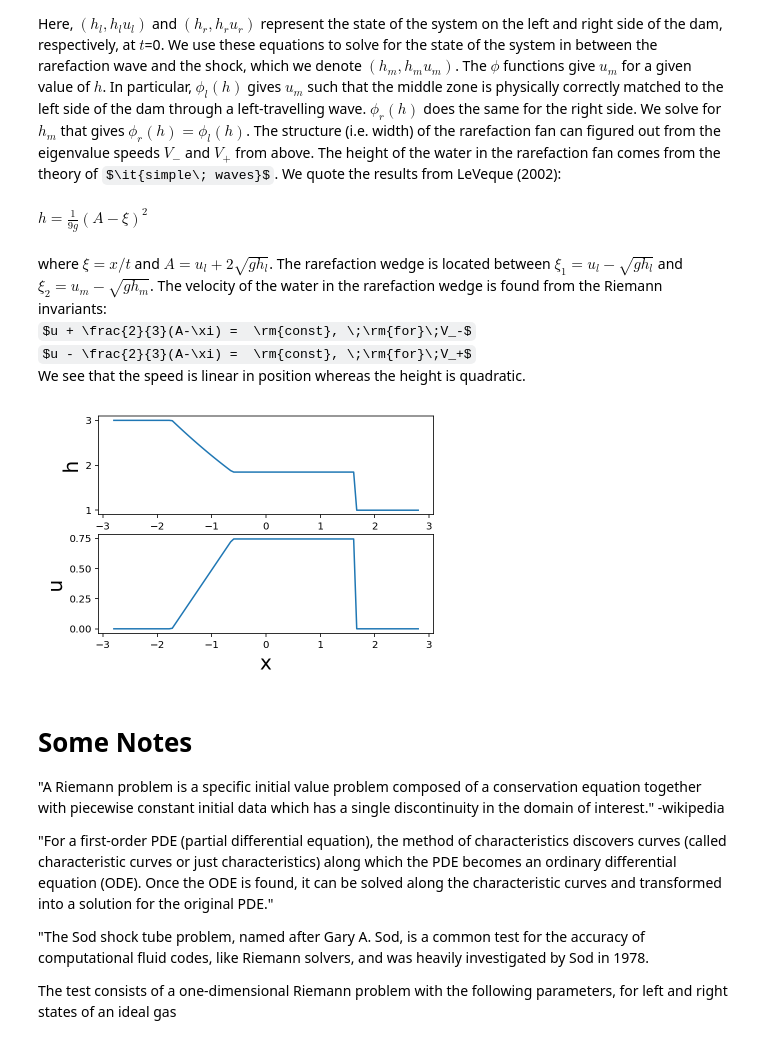
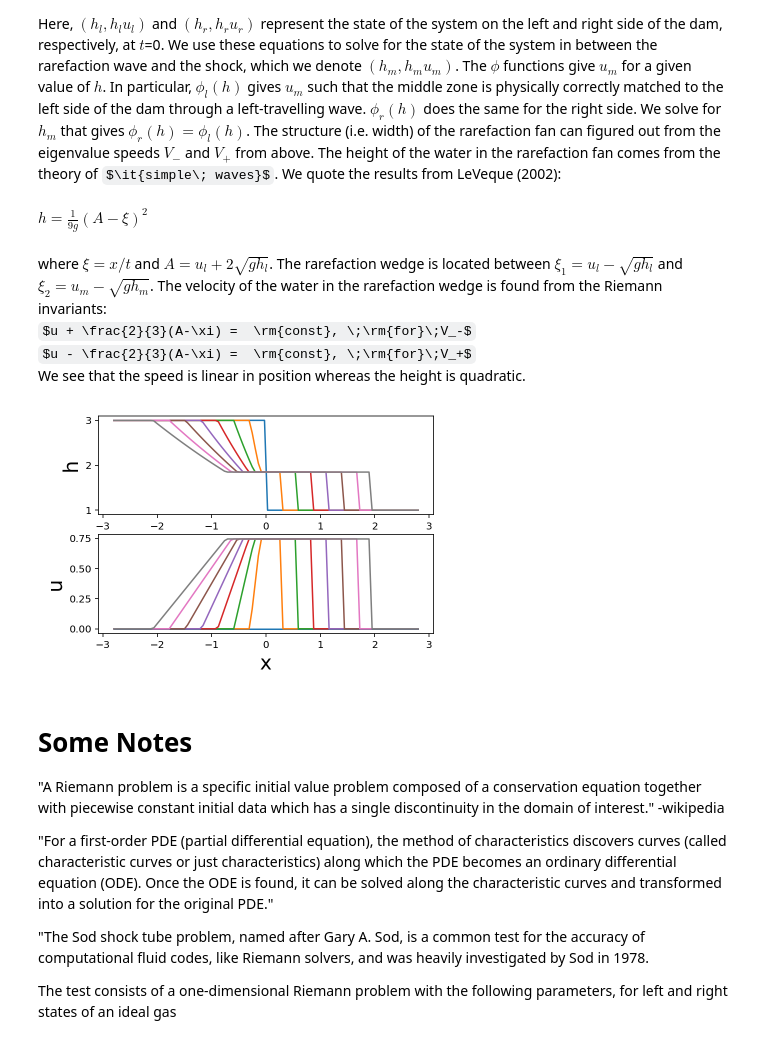
Before and after one commit to blacy/BriannaErinSeminar, a Jupyter notebook: seminar_final.ipynb, the cells around one changed output. Drawn from its saved outputs; the diff is of its cells as text; code cells hidden in the pictures; some formulas as TeX source.

Commit message:
made plot

```diff
--- a/seminar_final.ipynb
+++ b/seminar_final.ipynb
@@ -339,21 +339,21 @@ def dambreak(x, t, h_r, u_r, h_l, u_l, g):
 
 
     return h, u
-
-
-
-x = np.linspace(-2.8,2.8,100)
-h, u = dambreak(x, 1, 1, 0, 3, 0, 1)
-plt.subplot(211)
-plt.plot(x, h)
-plt.gca().set_ylabel('h', fontsize=20)
-plt.subplot(212)
-plt.plot(x, u)
-plt.gca().set_ylabel('u', fontsize=20)
-plt.gca().set_xlabel('x', fontsize=20)
-plt.show()
-# %% [output]
-[figure, removed]
+# %%
+x = np.linspace(-2.8,2.8,100)
+ax1 = plt.subplot(211)
+ax2 = plt.subplot(212)
+
+for t in np.linspace(0,1.2,8):
+    h, u = dambreak(x, t, 1, 0, 3, 0, 1)
+    ax1.plot(x, h)
+    ax1.set_ylabel('h', fontsize=20)
+    ax2.plot(x, u)
+    ax2.set_ylabel('u', fontsize=20)
+    ax2.set_xlabel('x', fontsize=20)
+plt.show()
+# %% [output]
+[figure, added]
 # %% [markdown]
 # Some Notes
 "A Riemann problem is a specific initial value problem composed of a conservation equation together with piecewise constant initial data which has a single discontinuity in the domain of interest." -wikipedia
```
